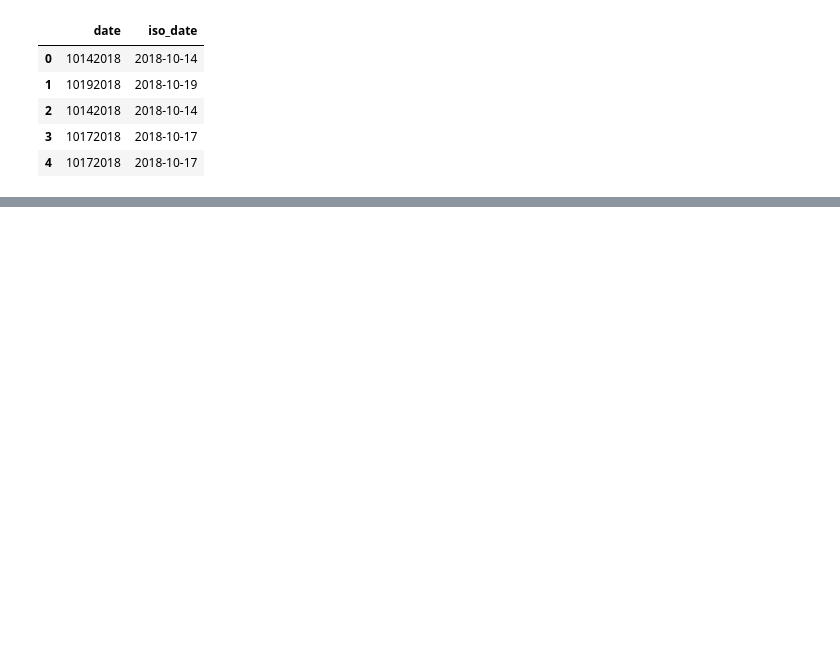
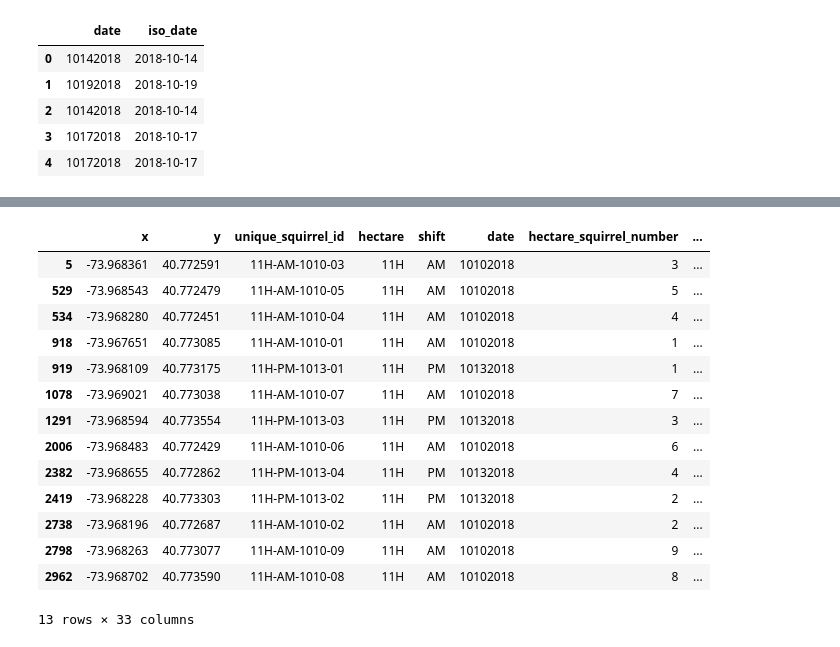
Before and after one commit to unmrds/python-intro-2026, a Jupyter notebook: 06_pandas_inspect_describe.ipynb, the cells around one changed output, grey strips where cells are left out. Saved outputs shown, nothing was run; the diff lists cells and outputs as text; code cells hidden in the pictures; blank space fills up the shorter version.

```diff
--- a/06_pandas_inspect_describe.ipynb
+++ b/06_pandas_inspect_describe.ipynb
@@ -311,0 +515,21 @@ census[['date', 'iso_date']].head()
+# %%
+# we often select specific columns when subsetting
+# but we usually don't specify rows - we want to filter based on a condition
+# let's we want all the columns but only rows where from a specific hectare - 11H
+census[census['hectare'] == '11H']
+# %% [output]
+|  | x | y | unique_squirrel_id | hectare | shift | date | hectare_squirrel_number | ... |
+| 5 | -73.968361 | 40.772591 | 11H-AM-1010-03 | 11H | AM | 10102018 | 3 | ... |
+| 529 | -73.968543 | 40.772479 | 11H-AM-1010-05 | 11H | AM | 10102018 | 5 | ... |
+| 534 | -73.968280 | 40.772451 | 11H-AM-1010-04 | 11H | AM | 10102018 | 4 | ... |
+| 918 | -73.967651 | 40.773085 | 11H-AM-1010-01 | 11H | AM | 10102018 | 1 | ... |
+| 919 | -73.968109 | 40.773175 | 11H-PM-1013-01 | 11H | PM | 10132018 | 1 | ... |
+| 1078 | -73.969021 | 40.773038 | 11H-AM-1010-07 | 11H | AM | 10102018 | 7 | ... |
+| 1291 | -73.968594 | 40.773554 | 11H-PM-1013-03 | 11H | PM | 10132018 | 3 | ... |
+| 2006 | -73.968483 | 40.772429 | 11H-AM-1010-06 | 11H | AM | 10102018 | 6 | ... |
+| 2382 | -73.968655 | 40.772862 | 11H-PM-1013-04 | 11H | PM | 10132018 | 4 | ... |
+| 2419 | -73.968228 | 40.773303 | 11H-PM-1013-02 | 11H | PM | 10132018 | 2 | ... |
+| 2738 | -73.968196 | 40.772687 | 11H-AM-1010-02 | 11H | AM | 10102018 | 2 | ... |
+| 2798 | -73.968263 | 40.773077 | 11H-AM-1010-09 | 11H | AM | 10102018 | 9 | ... |
+| 2962 | -73.968702 | 40.773590 | 11H-AM-1010-08 | 11H | AM | 10102018 | 8 | ... |
+13 rows × 33 columns
```
Also changed, not shown: parts of 21 cells of this notebook.
